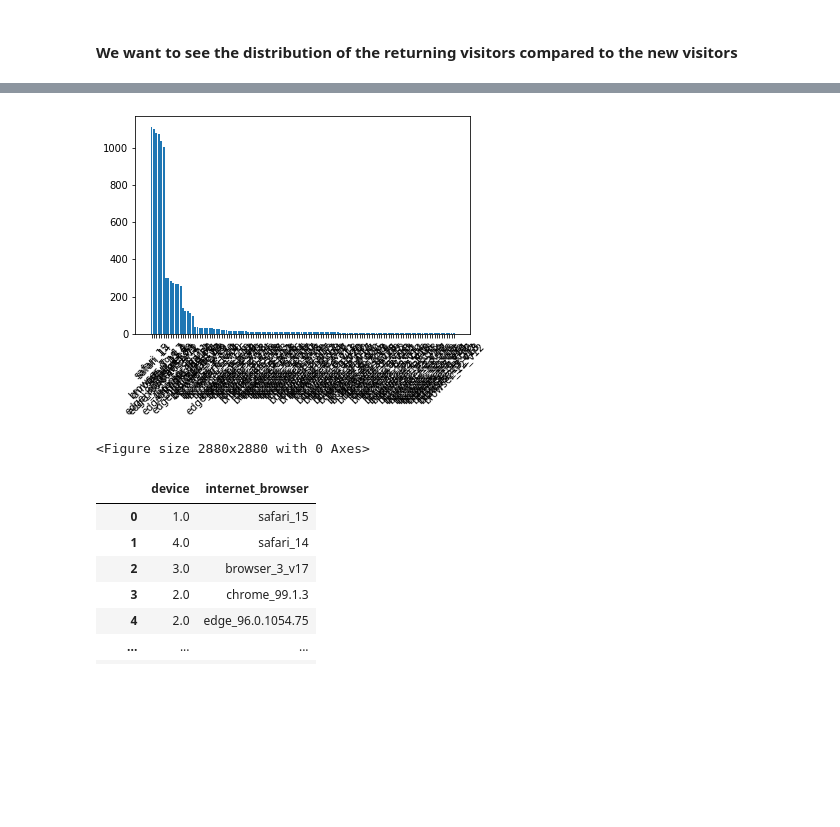
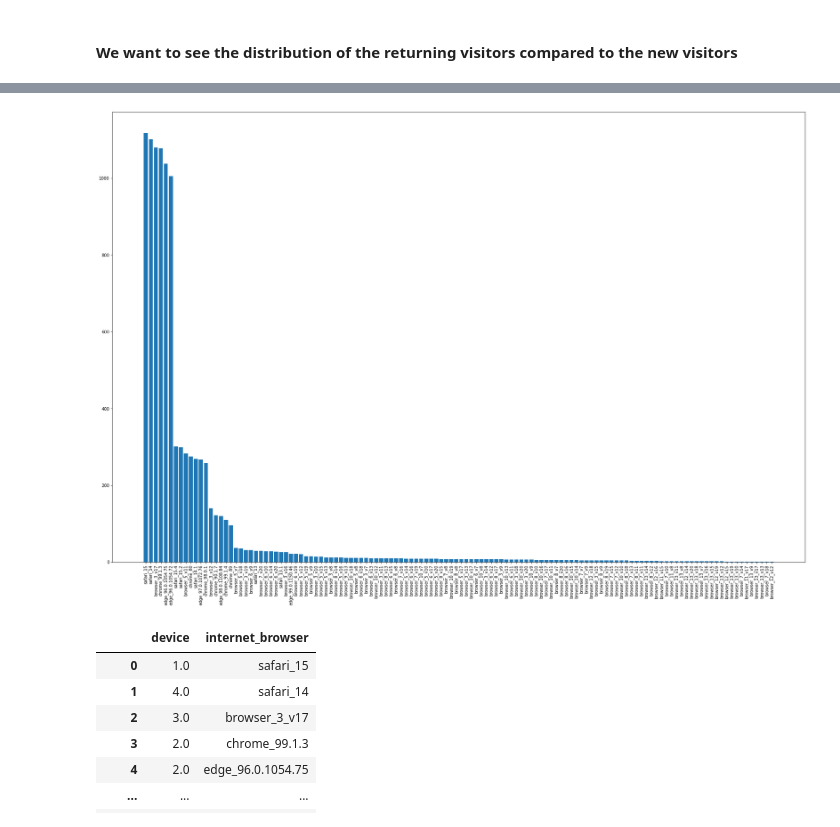
Before and after one commit to TalmSnir/ML-Final-Project, a Jupyter notebook: Final-Project.ipynb, the cells around one changed output, grey strips where cells are left out. Drawn from its saved outputs; the diff is of its cells as text; code cells hidden in the pictures; blank space fills up the shorter version.

```diff
--- a/Final-Project.ipynb
+++ b/Final-Project.ipynb
@@ -39,2 +47,3 @@ def remove_minutes_string(df,label):
 # %%
-data=pd.read_csv("./train.csv")
+# loading the train dataset
+data=pd.read_csv("train.csv")
@@ -84,14 +145,13 @@ plt.show()
 # %%
 x_labels=data['internet_browser'].dropna().unique()
 y_labels=data['internet_browser'].value_counts()
+plt.figure(figsize=(30,20))
 plt.bar(range(len(y_labels)), y_labels, align='center')
-plt.xticks(range(len(x_labels)), x_labels, size='medium',rotation=45)
-plt.figure(figsize=(40,40))
-# TODO change the size of the figure
+plt.rcParams["figure.figsize"] = (30,20)
+plt.xticks(range(len(x_labels)), x_labels, size='medium',rotation=90)
 plt.show()
 # %% [output]
-[figure, old version]
+[figure, new version]
-<Figure size 2880x2880 with 0 Axes>
 # %%
 devices=data['device'].unique()
 devices_count=data['device'].value_counts()
```
Also changed, not shown: parts of 54 cells of this notebook.
